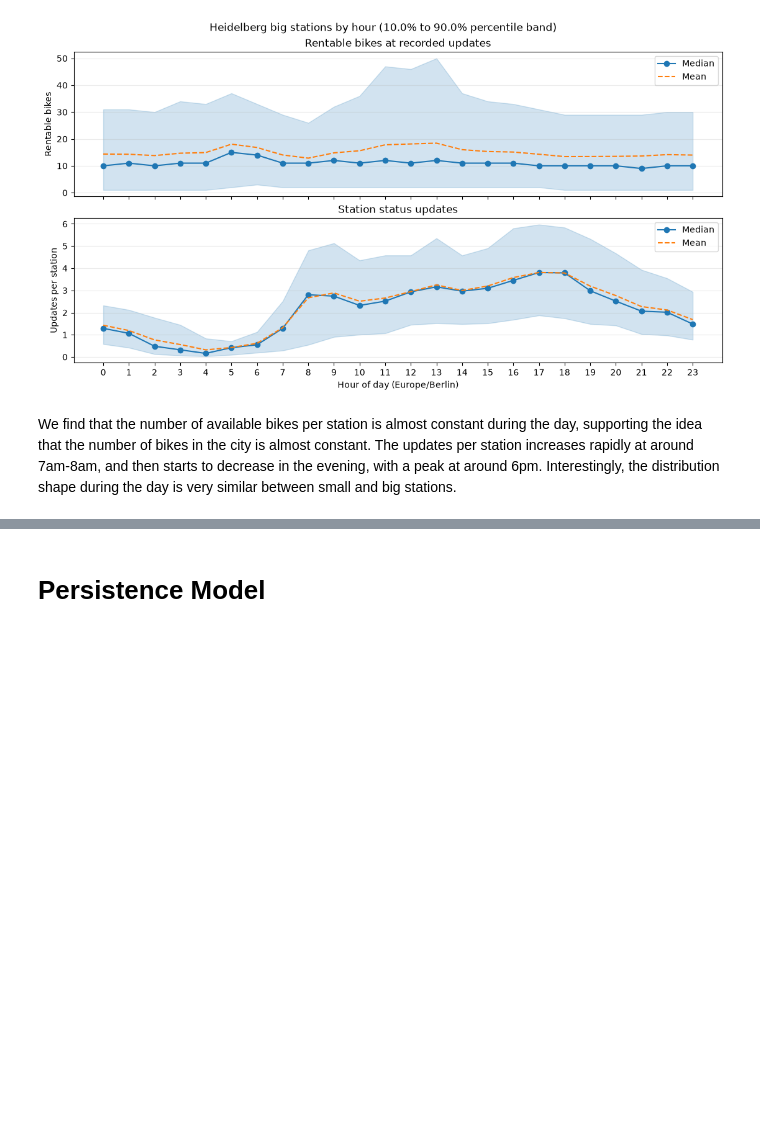
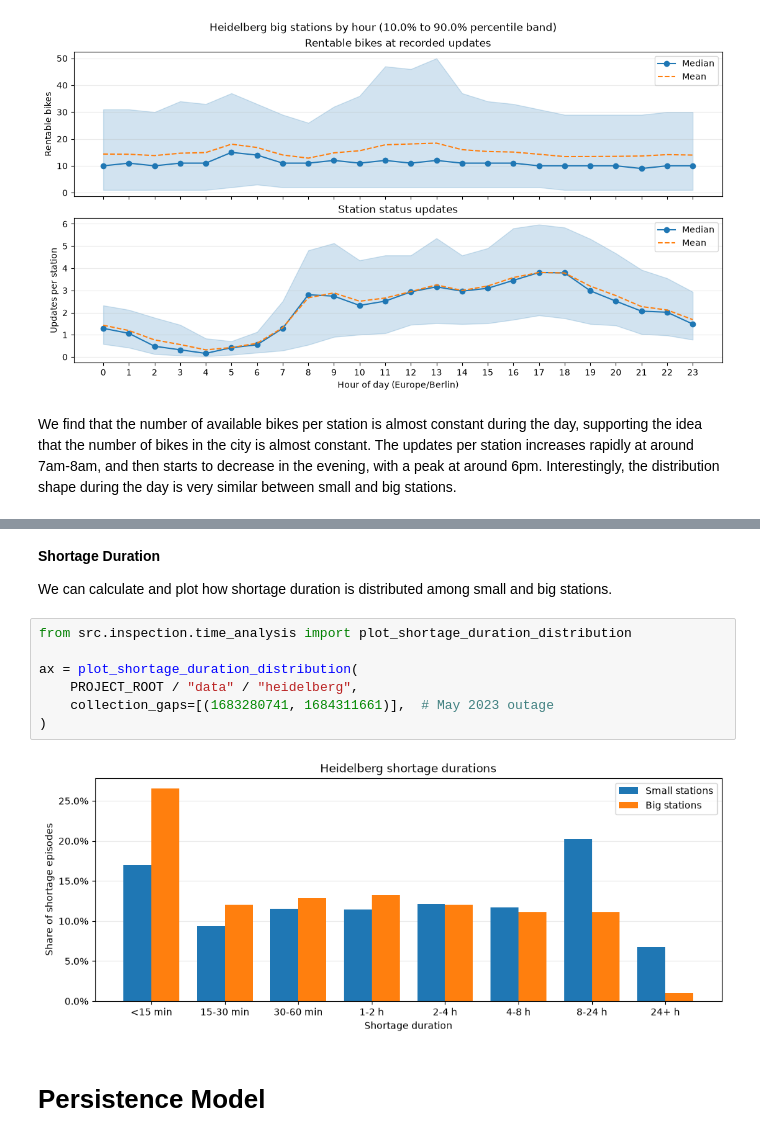
Before and after one commit to foretell-labs/CityFlow, a Jupyter notebook: notebooks/01_data_exploration.ipynb, the cells around one changed output, grey strips where cells are left out. Saved outputs shown, nothing was run; the diff lists cells and outputs as text; blank space fills up the shorter version.

```diff
--- a/notebooks/01_data_exploration.ipynb
+++ b/notebooks/01_data_exploration.ipynb
@@ -251,3 +263,16 @@ Share of active hours in shortage: 30.80%
+# %% [markdown]
+**Shortage Duration**
+
+We can calculate and plot how shortage duration is distributed among small and big stations.
+# %%
+from src.inspection.time_analysis import plot_shortage_duration_distribution
+
+ax = plot_shortage_duration_distribution(
+    PROJECT_ROOT / "data" / "heidelberg",
+    collection_gaps=[(1683280741, 1684311661)],  # May 2023 outage
+)
+# %% [output]
+[figure, added]
 # %% [markdown]
 # Persistence Model
 # %% [markdown]
```
Also changed, not shown: parts of 6 cells of this notebook, 2 other files.
